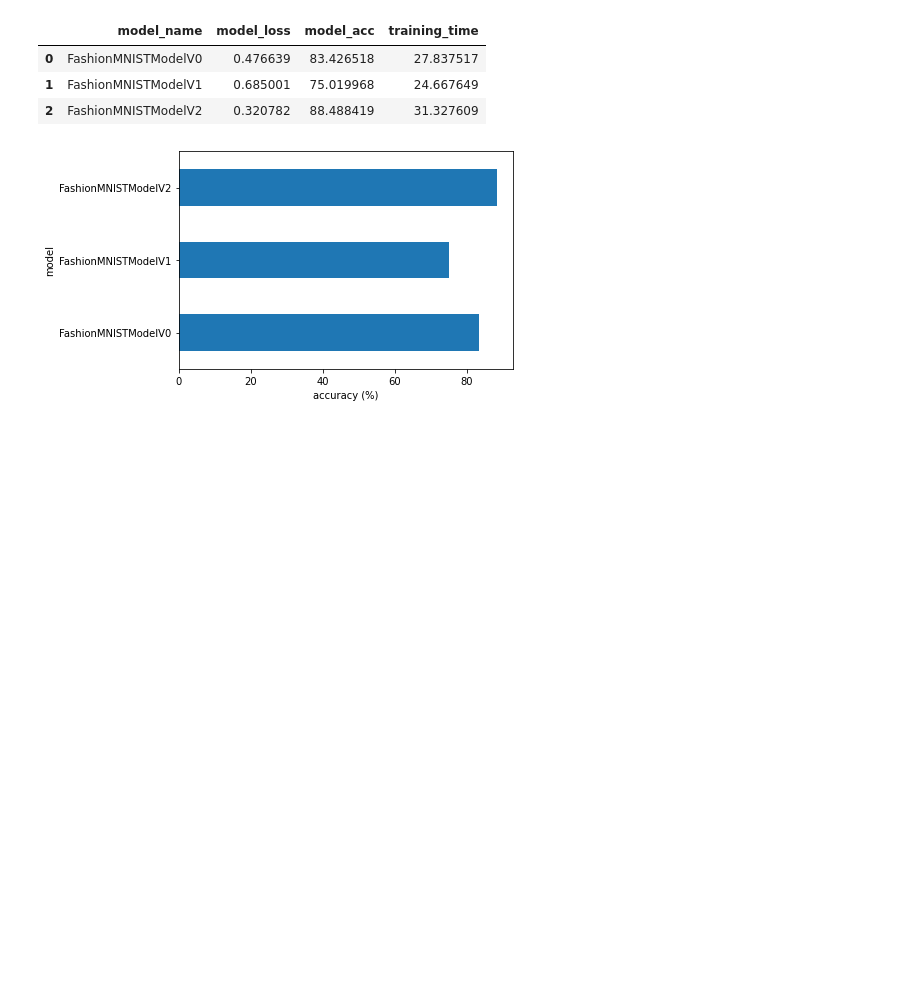
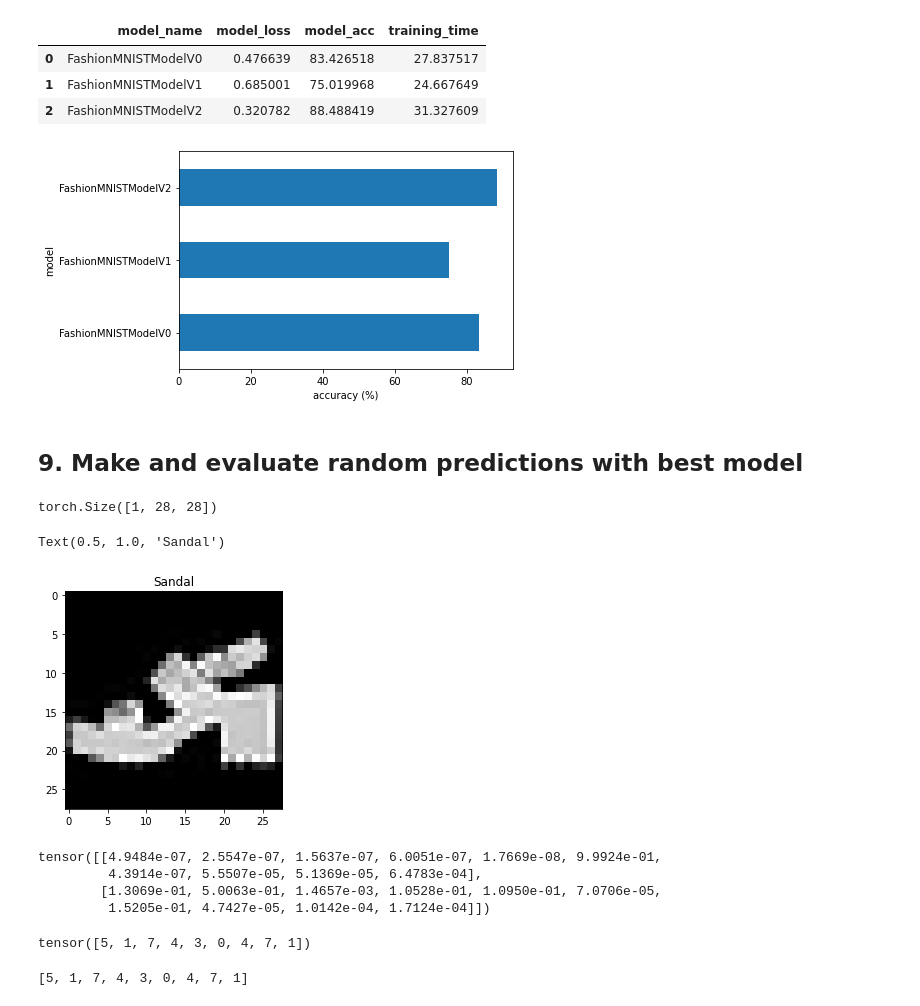
Before and after one commit to chriswilson2020/PyTorchCoLab, a Jupyter notebook: 03_PyTorch_Computer_Vision.ipynb, the cells around one changed output. Cells and saved outputs as stored; diff of their text form; code cells hidden in the pictures; blank space fills up the shorter version.

```diff
--- a/03_PyTorch_Computer_Vision.ipynb
+++ b/03_PyTorch_Computer_Vision.ipynb
@@ -1055,3 +1055,5 @@ plt.xlabel("accuracy (%)")
 plt.ylabel("model");
 # %% [output]
 [figure]
+# %% [markdown]
+## 9. Make and evaluate random predictions with best model
@@ -1057,0 +1083,42 @@ plt.ylabel("model");
+# %%
+import random
+random.seed(42)
+test_samples = []
+test_labels = []
+for sample, label in random.sample(list(test_data), k=9):
+  test_samples.append(sample)
+  test_labels.append(label)
+
+# View the first sample shape
+test_samples[0].shape
+# %% [output]
+torch.Size([1, 28, 28])
+# %%
+plt.imshow(test_samples[0].squeeze(), cmap="gray")
+plt.title(class_names[test_labels[0]])
+# %% [output]
+Text(0.5, 1.0, 'Sandal')
+[figure, added]
+# %%
+# Make predictions
+pred_probs = make_predictions(model=model_2,
+                              data=test_samples)
+
+# View the first two prediction probabilities
+pred_probs[:2]
+# %% [output]
+tensor([[4.9484e-07, 2.5547e-07, 1.5637e-07, 6.0051e-07, 1.7669e-08, 9.9924e-01,
+         4.3914e-07, 5.5507e-05, 5.1369e-05, 6.4783e-04],
+        [1.3069e-01, 5.0063e-01, 1.4657e-03, 1.0528e-01, 1.0950e-01, 7.0706e-05,
+         1.5205e-01, 4.7427e-05, 1.0142e-04, 1.7124e-04]])
+# %%
+# Convert prediction probabilities to labels
+pred_classes = pred_probs.argmax(dim=1)
+
+pred_classes
+# %% [output]
+tensor([5, 1, 7, 4, 3, 0, 4, 7, 1])
+# %%
+test_labels
+# %% [output]
+[5, 1, 7, 4, 3, 0, 4, 7, 1]
```
Also changed, not shown: parts of 1 cell of this notebook.
